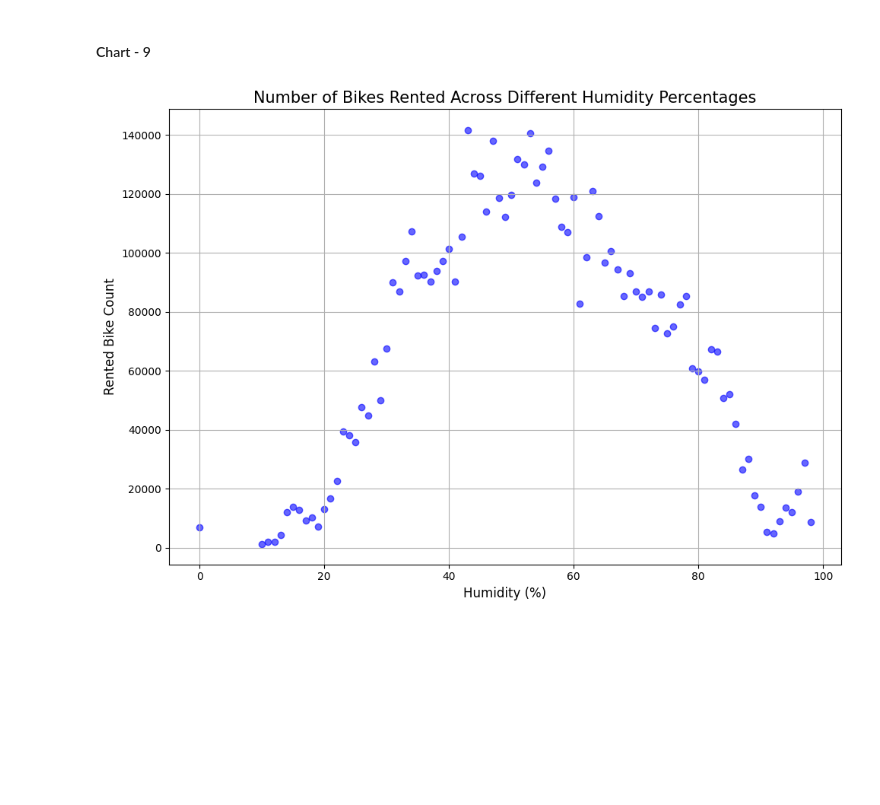
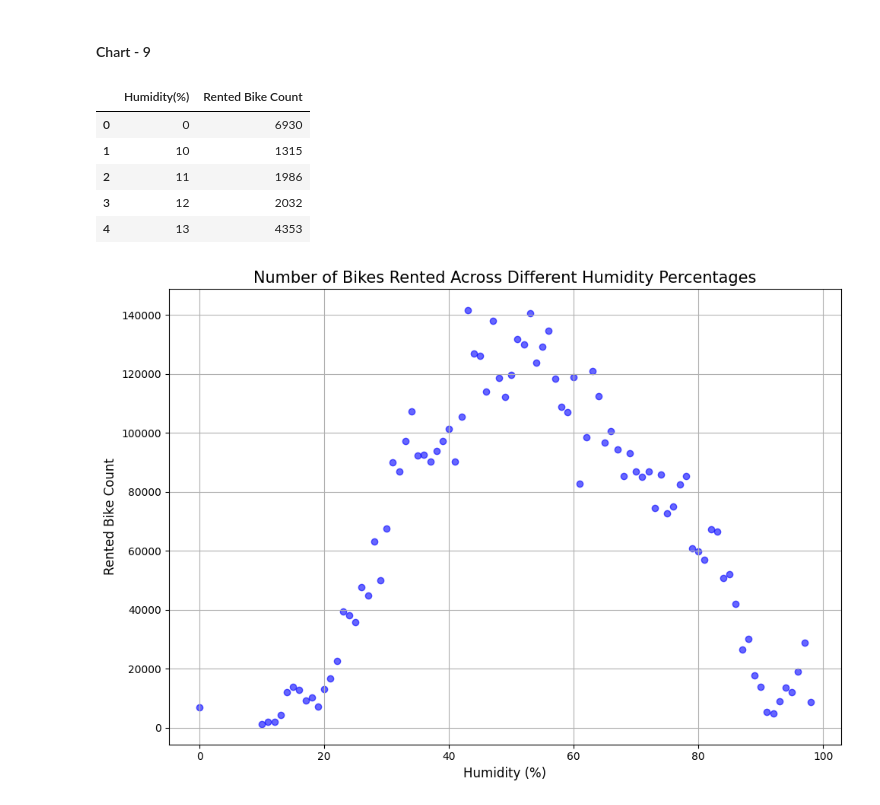
Before and after one commit to manishaachary13/Bike-Sharing-Demand, a Jupyter notebook: Bike_Demand_ML.ipynb, the cells around one changed output. Drawn from its saved outputs; the diff is of its cells as text; code cells hidden in the pictures; blank space fills up the shorter version.

```diff
--- a/Bike_Demand_ML.ipynb
+++ b/Bike_Demand_ML.ipynb
@@ -445,6 +456,17 @@ Insights:
 * Light Rainfall (0.1–0.4 mm): Rentals significantly decrease (e.g., 15,179 to 2,147 bikes) as rainfall increases, indicating a strong negative effect on bike usage.
 # %% [markdown]
 #### Chart - 9
+# %%
+#Creating a dataframe to analyse the number of bikes rented for different intensities of snowfall
+humidity_bike = create_df_analysis('Humidity(%)')
+humidity_bike.head()
+# %% [output]
+|  | Humidity(%) | Rented Bike Count |
+| 0 | 0 | 6930 |
+| 1 | 10 | 1315 |
+| 2 | 11 | 1986 |
+| 3 | 12 | 2032 |
+| 4 | 13 | 4353 |
 # %%
 # Plotting a visualization for different humidity percentages
 plt.figure(figsize=(10,7))  # Adjusting figure size for clarity
```
Also changed, not shown: parts of 20 cells of this notebook.
